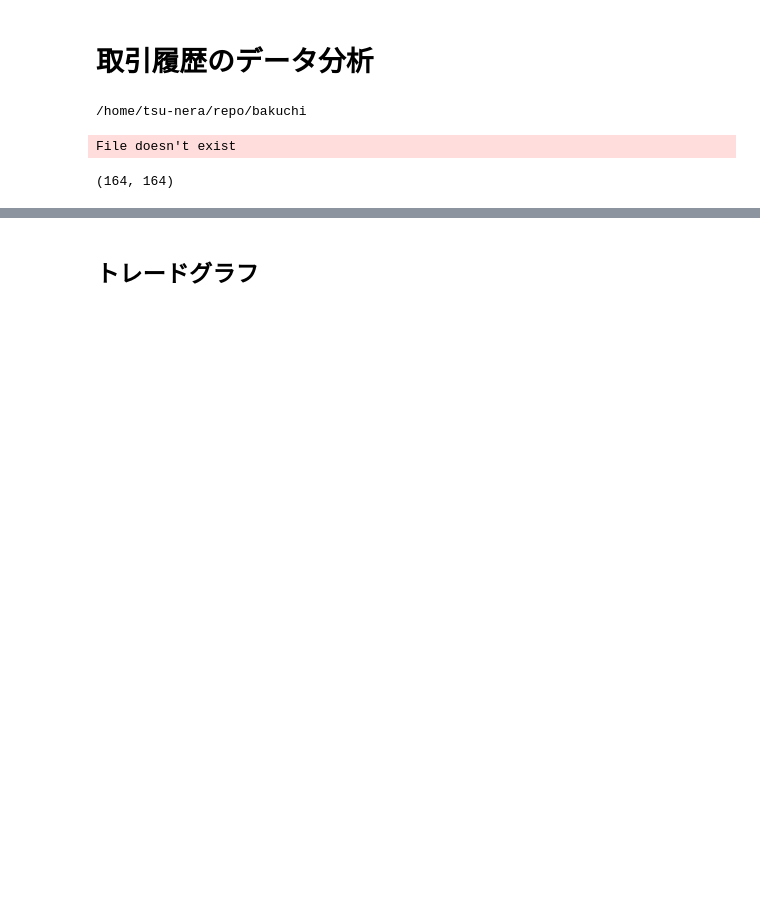
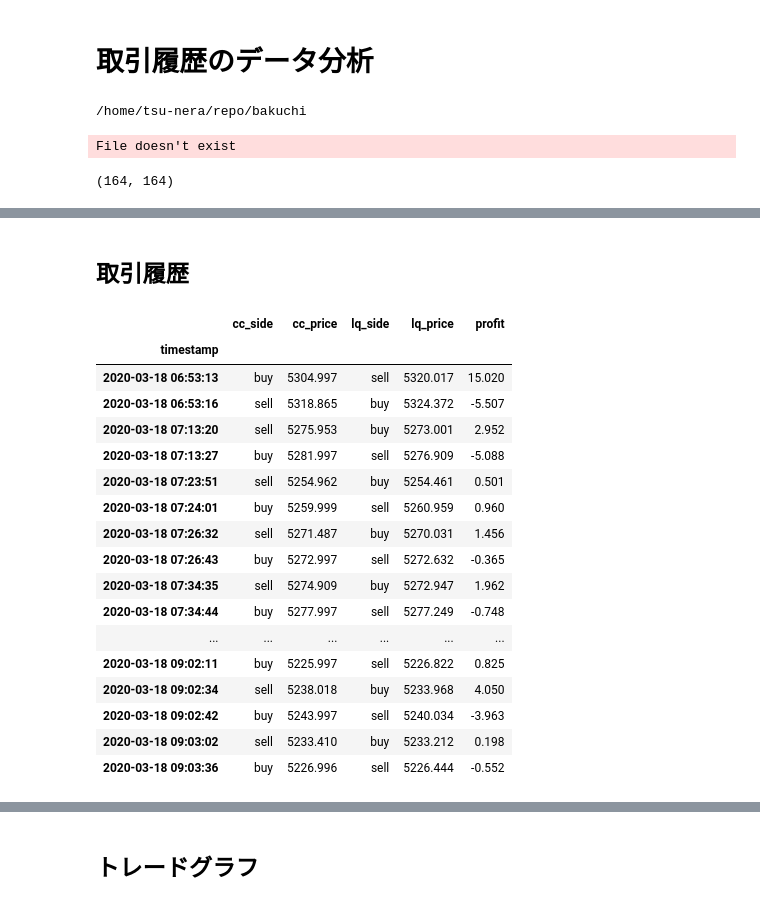
Before and after one commit to tsu-nera/bakuchi, a Jupyter notebook: reports/2003182338/trade.ipynb, the cells around one changed output, grey strips where cells are left out. Drawn from its saved outputs; the diff is of its cells as text; code cells hidden in the pictures; blank space fills up the shorter version.

```diff
--- a/reports/2003182338/trade.ipynb
+++ b/reports/2003182338/trade.ipynb
@@ -58,0 +58,25 @@ ta.display()
+# %% [markdown]
+## 取引履歴
+# %%
+profit_df = ta.create_profit_df()
+# %%
+profit_df.tail(30)
+# %% [output]
+|  | cc_side | cc_price | lq_side | lq_price | profit |
+| timestamp |  |  |  |  |  |
+| 2020-03-18 06:53:13 | buy | 5304.997 | sell | 5320.017 | 15.020 |
+| 2020-03-18 06:53:16 | sell | 5318.865 | buy | 5324.372 | -5.507 |
+| 2020-03-18 07:13:20 | sell | 5275.953 | buy | 5273.001 | 2.952 |
+| 2020-03-18 07:13:27 | buy | 5281.997 | sell | 5276.909 | -5.088 |
+| 2020-03-18 07:23:51 | sell | 5254.962 | buy | 5254.461 | 0.501 |
+| 2020-03-18 07:24:01 | buy | 5259.999 | sell | 5260.959 | 0.960 |
+| 2020-03-18 07:26:32 | sell | 5271.487 | buy | 5270.031 | 1.456 |
+| 2020-03-18 07:26:43 | buy | 5272.997 | sell | 5272.632 | -0.365 |
+| 2020-03-18 07:34:35 | sell | 5274.909 | buy | 5272.947 | 1.962 |
+| 2020-03-18 07:34:44 | buy | 5277.997 | sell | 5277.249 | -0.748 |
+| ... | ... | ... | ... | ... | ... |
+| 2020-03-18 09:02:11 | buy | 5225.997 | sell | 5226.822 | 0.825 |
+| 2020-03-18 09:02:34 | sell | 5238.018 | buy | 5233.968 | 4.050 |
+| 2020-03-18 09:02:42 | buy | 5243.997 | sell | 5240.034 | -3.963 |
+| 2020-03-18 09:03:02 | sell | 5233.410 | buy | 5233.212 | 0.198 |
+| 2020-03-18 09:03:36 | buy | 5226.996 | sell | 5226.444 | -0.552 |
```
Also changed, not shown: parts of 15 cells of this notebook, 4 other files.
